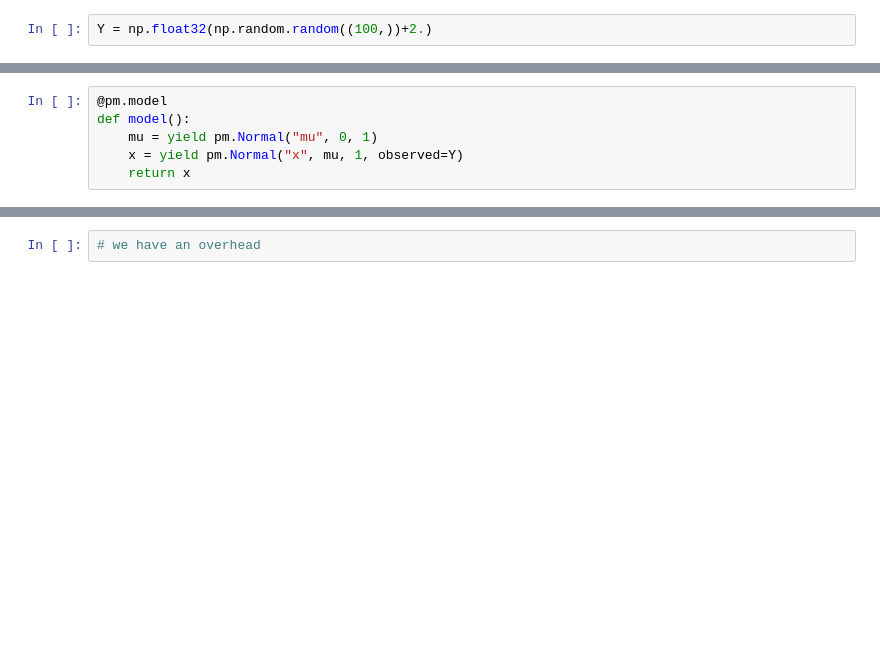
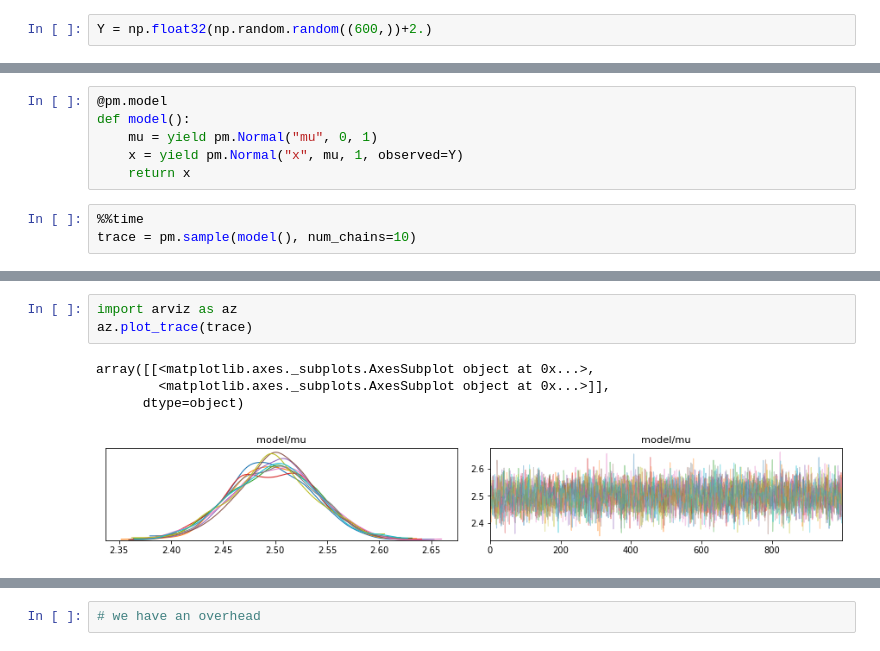
Before and after one commit to pymc-devs/pymc4, a Jupyter notebook: api_smc.ipynb, the cells around one changed output, grey strips where cells are left out. Saved outputs shown, nothing was run; the diff lists cells and outputs as text; blank space fills up the shorter version.

Commit message:
smc add support for chains

```diff
--- a/api_smc.ipynb
+++ b/api_smc.ipynb
@@ -8,2 +12,2 @@ import numpy as np
 # %%
-Y = np.float32(np.random.random((100,))+2.)
+Y = np.float32(np.random.random((600,))+2.)
@@ -13,3 +21,6 @@ def model():
     mu = yield pm.Normal("mu", 0, 1)
     x = yield pm.Normal("x", mu, 1, observed=Y)
     return x
+# %%
+%%time
+trace = pm.sample(model(), num_chains=10)
@@ -16 +30,9 @@ def model():
+# %%
+import arviz as az
+az.plot_trace(trace)
+# %% [output]
+array([[<matplotlib.axes._subplots.AxesSubplot object at 0x...>,
+        <matplotlib.axes._subplots.AxesSubplot object at 0x...>]],
+      dtype=object)
+[figure, added]
 # %%
```
Also changed, not shown: parts of 13 cells of this notebook, 7 other files.
